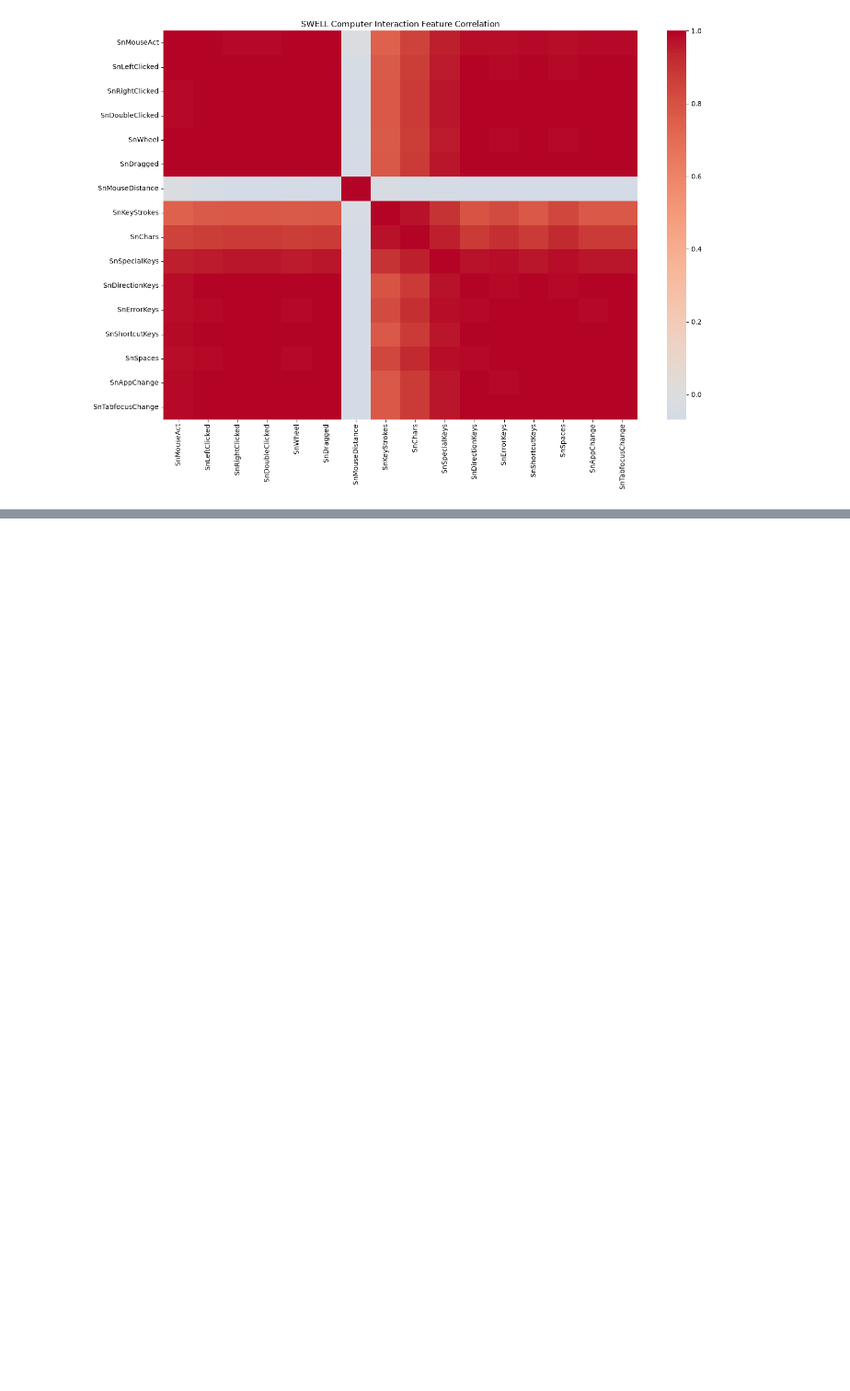
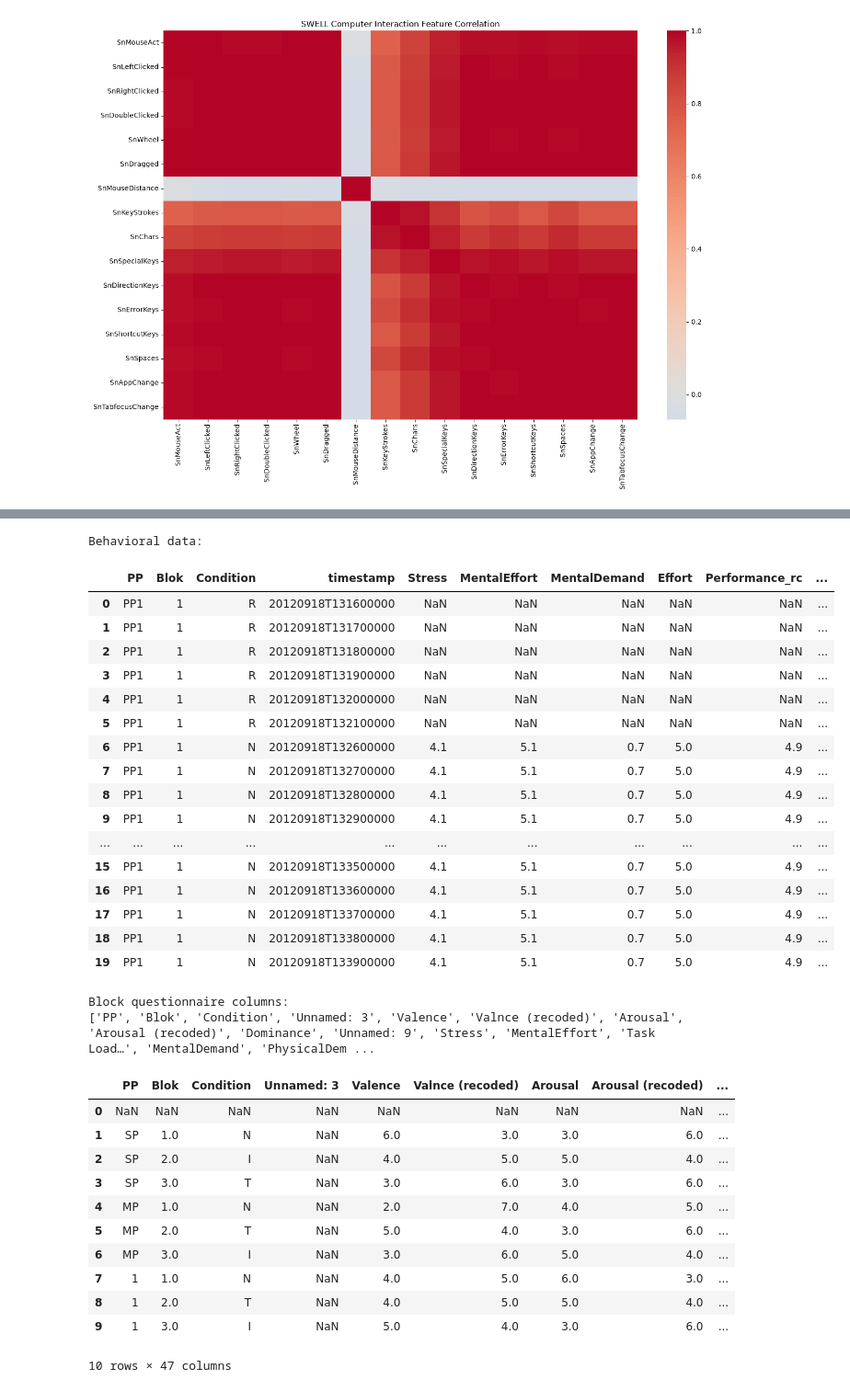
Before and after one commit to Drag0nop/NeuroSync, a Jupyter notebook: experiments/notebooks/03_dataset_exploration.ipynb, the cells around one changed output, grey strips where cells are left out. Shown at 92% size. Saved outputs shown, nothing was run; the diff lists cells and outputs as text; code cells hidden in the pictures; blank space fills up the shorter version.

Commit message:
data cleaning and removing NULL or dupplicate values

```diff
--- a/experiments/notebooks/03_dataset_exploration.ipynb
+++ b/experiments/notebooks/03_dataset_exploration.ipynb
@@ -1095,0 +1279,47 @@ Computer feature columns:
+# %%
+print("Behavioral data:")
+display(
+    behavioral_df[
+        ["PP", "Blok", "Condition", "timestamp",
+         "Stress", "MentalEffort", "MentalDemand",
+         "Effort", "Performance_rc", "NasaTLX"]
+    ].head(20)
+)
+
+print("\nBlock questionnaire columns:")
+print(questionnaire_block.columns.tolist())
+
+display(questionnaire_block.head(10))
+# %% [output]
+Behavioral data:
+|  | PP | Blok | Condition | timestamp | Stress | MentalEffort | MentalDemand | Effort | Performance_rc | ... |
+| 0 | PP1 | 1 | R | 20120918T131600000 | NaN | NaN | NaN | NaN | NaN | ... |
+| 1 | PP1 | 1 | R | 20120918T131700000 | NaN | NaN | NaN | NaN | NaN | ... |
+| 2 | PP1 | 1 | R | 20120918T131800000 | NaN | NaN | NaN | NaN | NaN | ... |
+| 3 | PP1 | 1 | R | 20120918T131900000 | NaN | NaN | NaN | NaN | NaN | ... |
+| 4 | PP1 | 1 | R | 20120918T132000000 | NaN | NaN | NaN | NaN | NaN | ... |
+| 5 | PP1 | 1 | R | 20120918T132100000 | NaN | NaN | NaN | NaN | NaN | ... |
+| 6 | PP1 | 1 | N | 20120918T132600000 | 4.1 | 5.1 | 0.7 | 5.0 | 4.9 | ... |
+| 7 | PP1 | 1 | N | 20120918T132700000 | 4.1 | 5.1 | 0.7 | 5.0 | 4.9 | ... |
+| 8 | PP1 | 1 | N | 20120918T132800000 | 4.1 | 5.1 | 0.7 | 5.0 | 4.9 | ... |
+| 9 | PP1 | 1 | N | 20120918T132900000 | 4.1 | 5.1 | 0.7 | 5.0 | 4.9 | ... |
+| ... | ... | ... | ... | ... | ... | ... | ... | ... | ... | ... |
+| 15 | PP1 | 1 | N | 20120918T133500000 | 4.1 | 5.1 | 0.7 | 5.0 | 4.9 | ... |
+| 16 | PP1 | 1 | N | 20120918T133600000 | 4.1 | 5.1 | 0.7 | 5.0 | 4.9 | ... |
+| 17 | PP1 | 1 | N | 20120918T133700000 | 4.1 | 5.1 | 0.7 | 5.0 | 4.9 | ... |
+| 18 | PP1 | 1 | N | 20120918T133800000 | 4.1 | 5.1 | 0.7 | 5.0 | 4.9 | ... |
+| 19 | PP1 | 1 | N | 20120918T133900000 | 4.1 | 5.1 | 0.7 | 5.0 | 4.9 | ... |
+Block questionnaire columns:
+['PP', 'Blok', 'Condition', 'Unnamed: 3', 'Valence', 'Valnce (recoded)', 'Arousal', 'Arousal (recoded)', 'Dominance', 'Unnamed: 9', 'Stress', 'MentalEffort', 'Task Load…', 'MentalDemand', 'PhysicalDem ...
+|  | PP | Blok | Condition | Unnamed: 3 | Valence | Valnce (recoded) | Arousal | Arousal (recoded) | ... |
+| 0 | NaN | NaN | NaN | NaN | NaN | NaN | NaN | NaN | ... |
+| 1 | SP | 1.0 | N | NaN | 6.0 | 3.0 | 3.0 | 6.0 | ... |
+| 2 | SP | 2.0 | I | NaN | 4.0 | 5.0 | 5.0 | 4.0 | ... |
+| 3 | SP | 3.0 | T | NaN | 3.0 | 6.0 | 3.0 | 6.0 | ... |
+| 4 | MP | 1.0 | N | NaN | 2.0 | 7.0 | 4.0 | 5.0 | ... |
+| 5 | MP | 2.0 | T | NaN | 5.0 | 4.0 | 3.0 | 6.0 | ... |
+| 6 | MP | 3.0 | I | NaN | 3.0 | 6.0 | 5.0 | 4.0 | ... |
+| 7 | 1 | 1.0 | N | NaN | 4.0 | 5.0 | 6.0 | 3.0 | ... |
+| 8 | 1 | 2.0 | T | NaN | 4.0 | 5.0 | 5.0 | 4.0 | ... |
+| 9 | 1 | 3.0 | I | NaN | 5.0 | 4.0 | 3.0 | 6.0 | ... |
+10 rows × 47 columns
```
Also changed, not shown: parts of 17 cells of this notebook.
